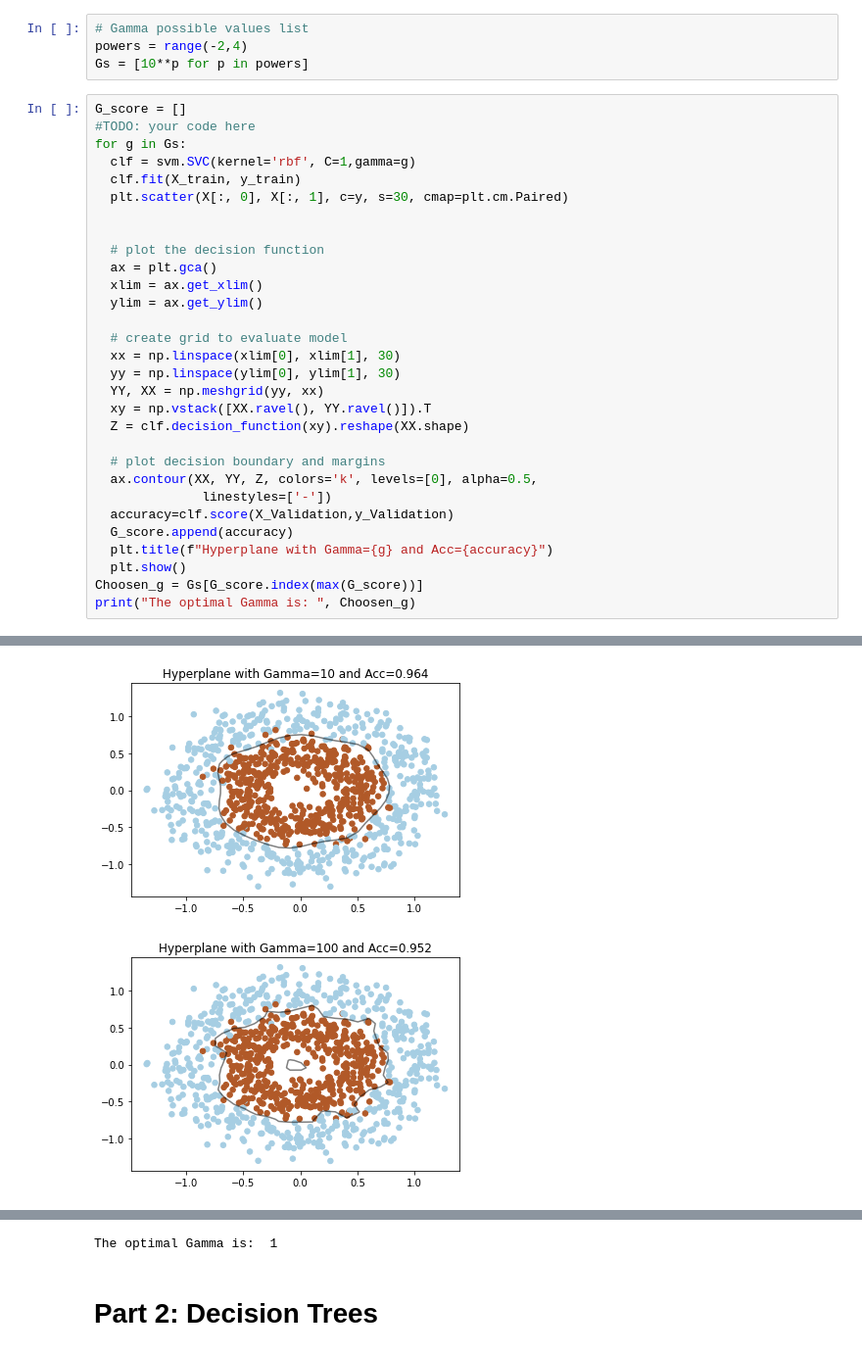
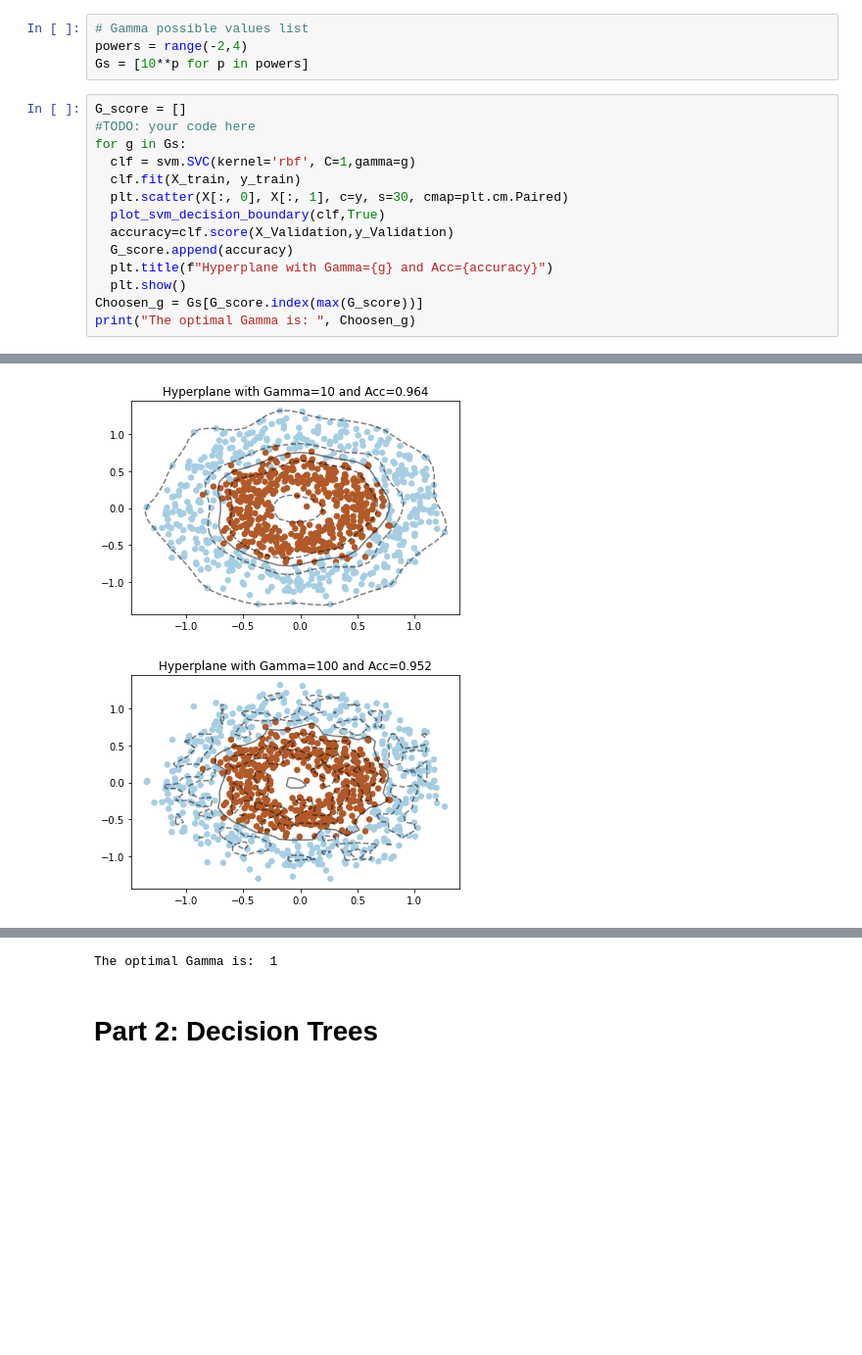
Before and after one commit to TalmSnir/Machine-Learning-University-Course, a Jupyter notebook: HW/Hw4/Homework 4 - SVM _ DT.ipynb, the cells around one changed output, grey strips where cells are left out. Shown: that part at 98% size. Cells and saved outputs as stored; diff of their text form; blank space fills up the shorter version.

```diff
--- a/HW/Hw4/Homework 4 - SVM _ DT.ipynb
+++ b/HW/Hw4/Homework 4 - SVM _ DT.ipynb
@@ -166,23 +166,7 @@ for g in Gs:
   clf = svm.SVC(kernel='rbf', C=1,gamma=g)
   clf.fit(X_train, y_train)
   plt.scatter(X[:, 0], X[:, 1], c=y, s=30, cmap=plt.cm.Paired)
-
-
-  # plot the decision function
-  ax = plt.gca()
-  xlim = ax.get_xlim()
-  ylim = ax.get_ylim()
-
-  # create grid to evaluate model
-  xx = np.linspace(xlim[0], xlim[1], 30)
-  yy = np.linspace(ylim[0], ylim[1], 30)
-  YY, XX = np.meshgrid(yy, xx)
-  xy = np.vstack([XX.ravel(), YY.ravel()]).T
-  Z = clf.decision_function(xy).reshape(XX.shape)
-
-  # plot decision boundary and margins
-  ax.contour(XX, YY, Z, colors='k', levels=[0], alpha=0.5,
-              linestyles=['-'])
+  plot_svm_decision_boundary(clf,True)
   accuracy=clf.score(X_Validation,y_Validation)
   G_score.append(accuracy)
   plt.title(f"Hyperplane with Gamma={g} and Acc={accuracy}")
@@ -196,2 +180,2 @@ print("The optimal Gamma is: ", Choosen_g)
-[figure, old version]
+[figure, new version]
-[figure, old version]
+[figure, new version]
```
Also changed, not shown: parts of 13 cells of this notebook, 1 other file.
